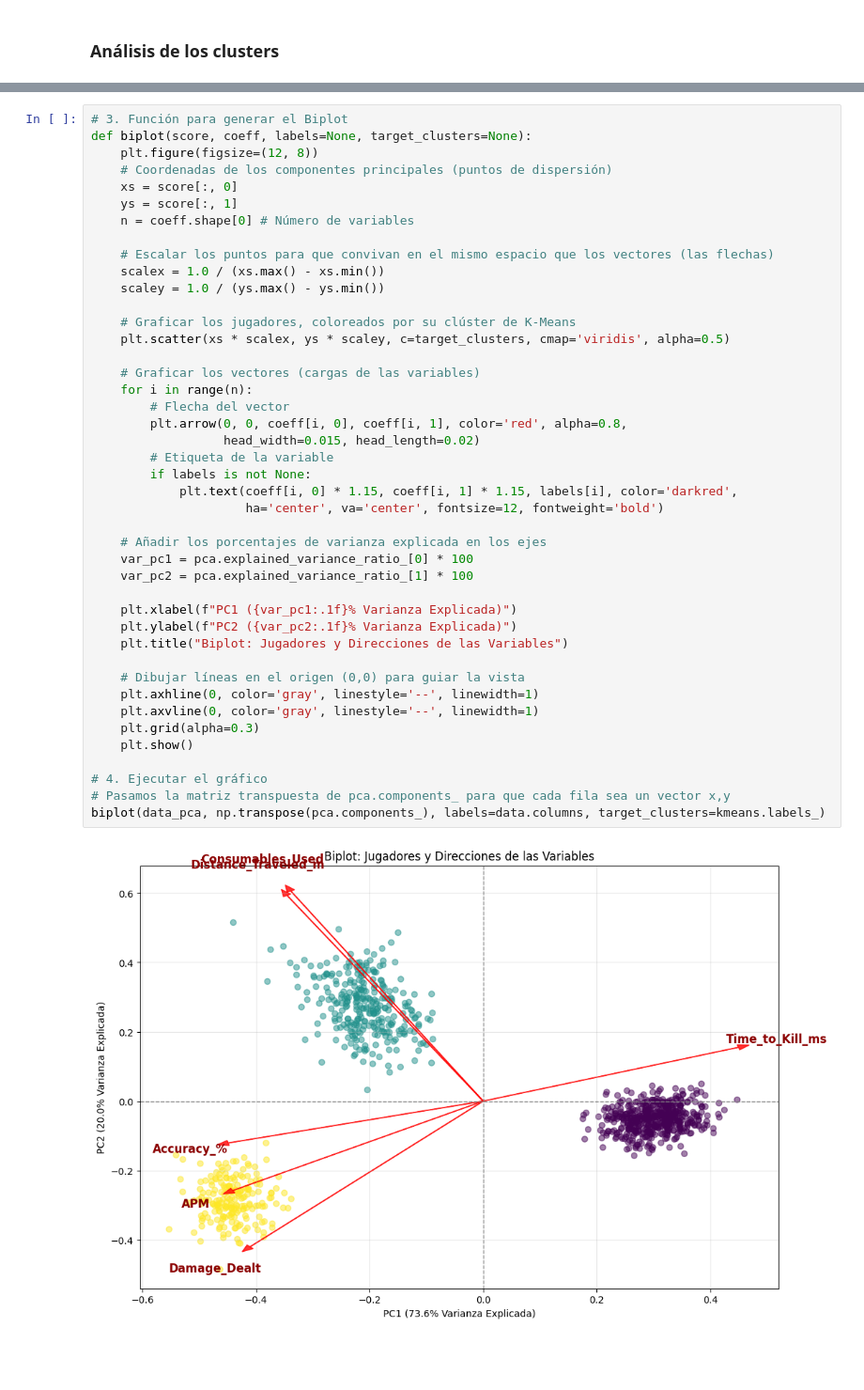
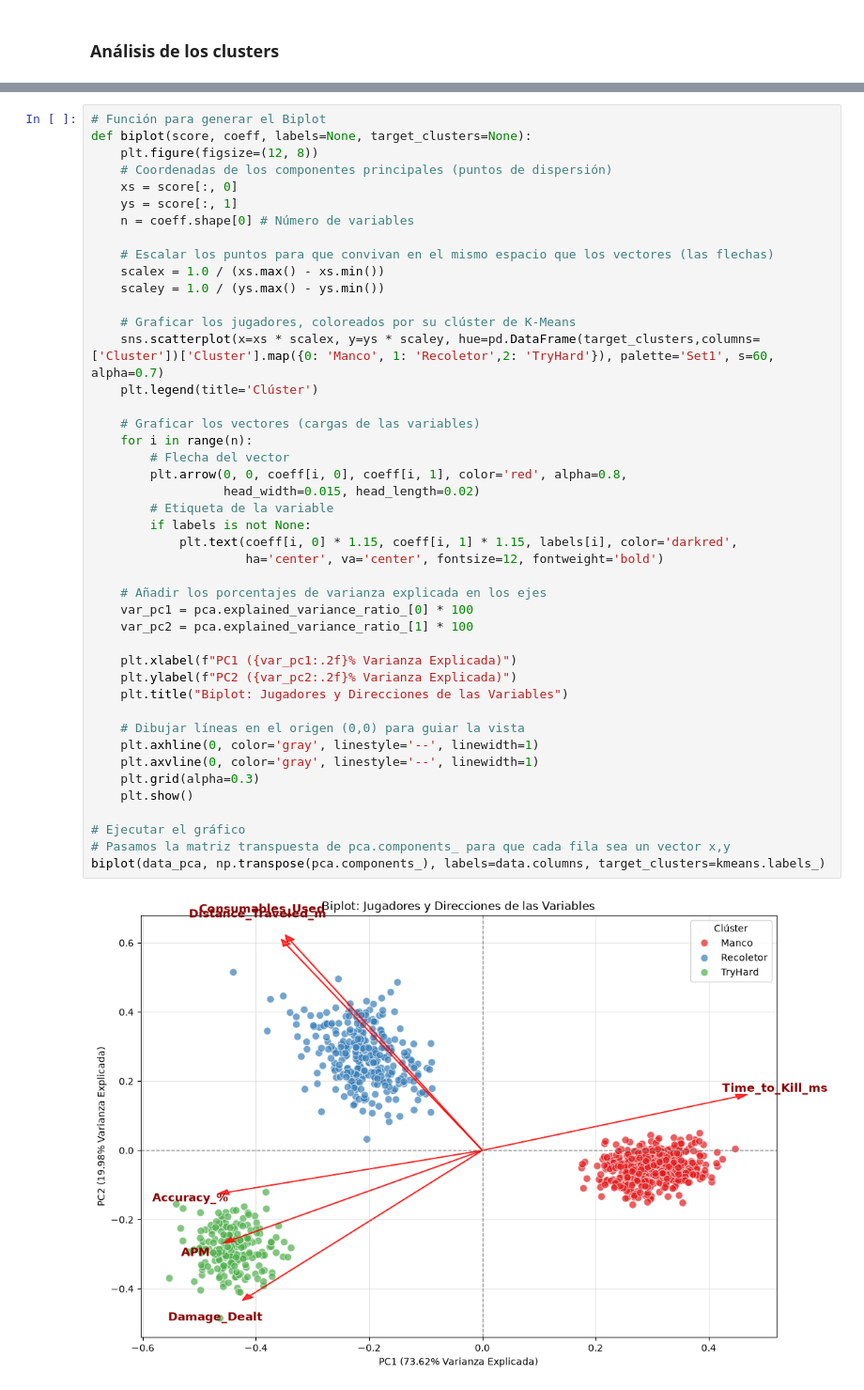
Before and after one commit to cdsaineac/Bootcamp-DS-202605, a Jupyter notebook: Clase 15 - Aprendizaje no supervisado - Clustering/Clustering.ipynb, the cells around one changed output, grey strips where cells are left out. Shown at 94% size. Drawn from its saved outputs; the diff is of its cells as text; blank space fills up the shorter version.

```diff
--- a/Clase 15 - Aprendizaje no supervisado - Clustering/Clustering.ipynb
+++ b/Clase 15 - Aprendizaje no supervisado - Clustering/Clustering.ipynb
@@ -322,5 +397,5 @@ Text(0, 0.5, 'Componente principal 2')
 # %%
-# 3. Función para generar el Biplot
+# Función para generar el Biplot
 def biplot(score, coeff, labels=None, target_clusters=None):
     plt.figure(figsize=(12, 8))
     # Coordenadas de los componentes principales (puntos de dispersión)
@@ -332,35 +407,36 @@ def biplot(score, coeff, labels=None, target_clusters=None):
     scalex = 1.0 / (xs.max() - xs.min())
     scaley = 1.0 / (ys.max() - ys.min())
 
     # Graficar los jugadores, coloreados por su clúster de K-Means
-    plt.scatter(xs * scalex, ys * scaley, c=target_clusters, cmap='viridis', alpha=0.5)
+    sns.scatterplot(x=xs * scalex, y=ys * scaley, hue=pd.DataFrame(target_clusters,columns=['Cluster'])['Cluster'].map({0: 'Manco', 1: 'Recoletor',2: 'TryHard'}), palette='Set1', s=60, alpha=0.7)
+    plt.legend(title='Clúster')
 
     # Graficar los vectores (cargas de las variables)
     for i in range(n):
         # Flecha del vector
         plt.arrow(0, 0, coeff[i, 0], coeff[i, 1], color='red', alpha=0.8,
                   head_width=0.015, head_length=0.02)
         # Etiqueta de la variable
         if labels is not None:
             plt.text(coeff[i, 0] * 1.15, coeff[i, 1] * 1.15, labels[i], color='darkred',
                      ha='center', va='center', fontsize=12, fontweight='bold')
 
     # Añadir los porcentajes de varianza explicada en los ejes
     var_pc1 = pca.explained_variance_ratio_[0] * 100
     var_pc2 = pca.explained_variance_ratio_[1] * 100
 
-    plt.xlabel(f"PC1 ({var_pc1:.1f}% Varianza Explicada)")
-    plt.ylabel(f"PC2 ({var_pc2:.1f}% Varianza Explicada)")
+    plt.xlabel(f"PC1 ({var_pc1:.2f}% Varianza Explicada)")
+    plt.ylabel(f"PC2 ({var_pc2:.2f}% Varianza Explicada)")
     plt.title("Biplot: Jugadores y Direcciones de las Variables")
 
     # Dibujar líneas en el origen (0,0) para guiar la vista
     plt.axhline(0, color='gray', linestyle='--', linewidth=1)
     plt.axvline(0, color='gray', linestyle='--', linewidth=1)
     plt.grid(alpha=0.3)
     plt.show()
 
-# 4. Ejecutar el gráfico
+# Ejecutar el gráfico
 # Pasamos la matriz transpuesta de pca.components_ para que cada fila sea un vector x,y
 biplot(data_pca, np.transpose(pca.components_), labels=data.columns, target_clusters=kmeans.labels_)
 # %% [output]
-[figure, old version]
+[figure, new version]
```
Also changed, not shown: parts of 24 cells of this notebook.
